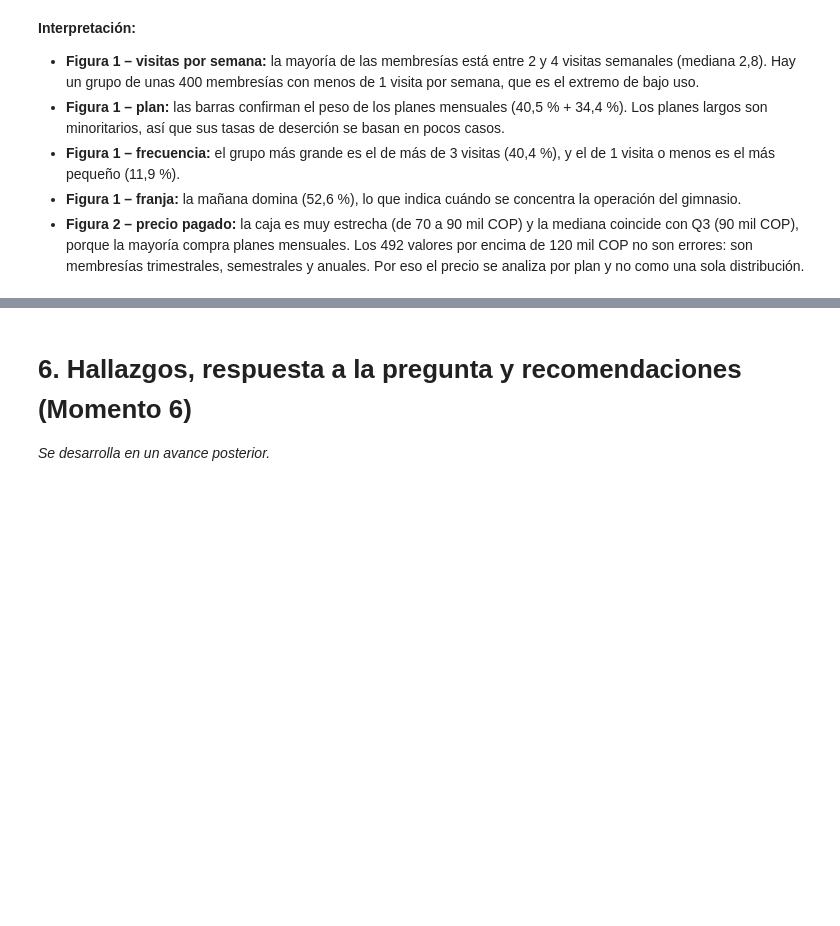
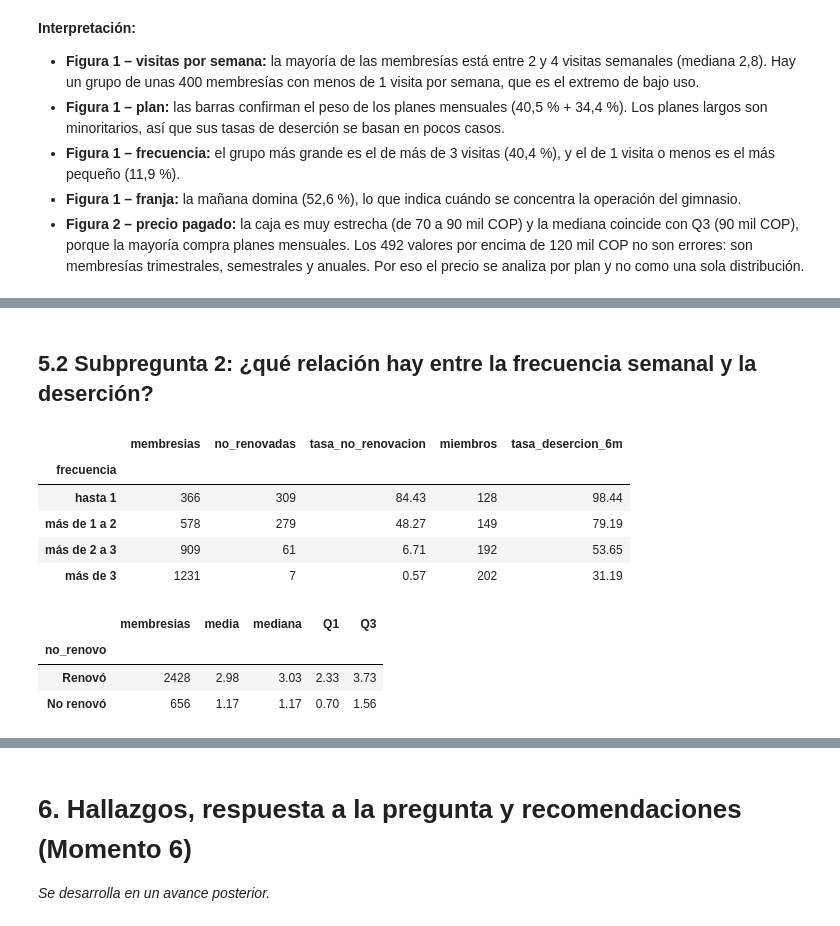
Before and after one commit to juanmejia017/PandasZonafitevolution, a Jupyter notebook: notebooks/analytical_report.ipynb, the cells around one changed output, grey strips where cells are left out. Saved outputs shown, nothing was run; the diff lists cells and outputs as text; code cells hidden in the pictures; blank space fills up the shorter version.

```diff
--- a/notebooks/analytical_report.ipynb
+++ b/notebooks/analytical_report.ipynb
@@ -505,0 +560,26 @@ plt.show()
+# %% [markdown]
+## 5.2 Subpregunta 2: ¿qué relación hay entre la frecuencia semanal y la deserción?
+# %%
+# Subpregunta 2. Frecuencia semanal de asistencia y deserción
+frecuencia_desercion = desercion_por_factor("frecuencia", "frecuencia_inicial", "frecuencia")
+
+# Resumen de visitas_semana según si la membresía se renovó o no (base del boxplot)
+visitas_segun_renovacion = (observables
+    .groupby("no_renovo")["visitas_semana"]
+    .agg(membresias="size", media="mean", mediana="median",
+         Q1=lambda s: s.quantile(0.25), Q3=lambda s: s.quantile(0.75))
+    .rename(index={False: "Renovó", True: "No renovó"})
+    .round(2))
+
+display(frecuencia_desercion, visitas_segun_renovacion)
+# %% [output]
+|  | membresias | no_renovadas | tasa_no_renovacion | miembros | tasa_desercion_6m |
+| frecuencia |  |  |  |  |  |
+| hasta 1 | 366 | 309 | 84.43 | 128 | 98.44 |
+| más de 1 a 2 | 578 | 279 | 48.27 | 149 | 79.19 |
+| más de 2 a 3 | 909 | 61 | 6.71 | 192 | 53.65 |
+| más de 3 | 1231 | 7 | 0.57 | 202 | 31.19 |
+|  | membresias | media | mediana | Q1 | Q3 |
+| no_renovo |  |  |  |  |  |
+| Renovó | 2428 | 2.98 | 3.03 | 2.33 | 3.73 |
+| No renovó | 656 | 1.17 | 1.17 | 0.70 | 1.56 |
```
Also changed, not shown: parts of 19 cells of this notebook, 1 other file.
